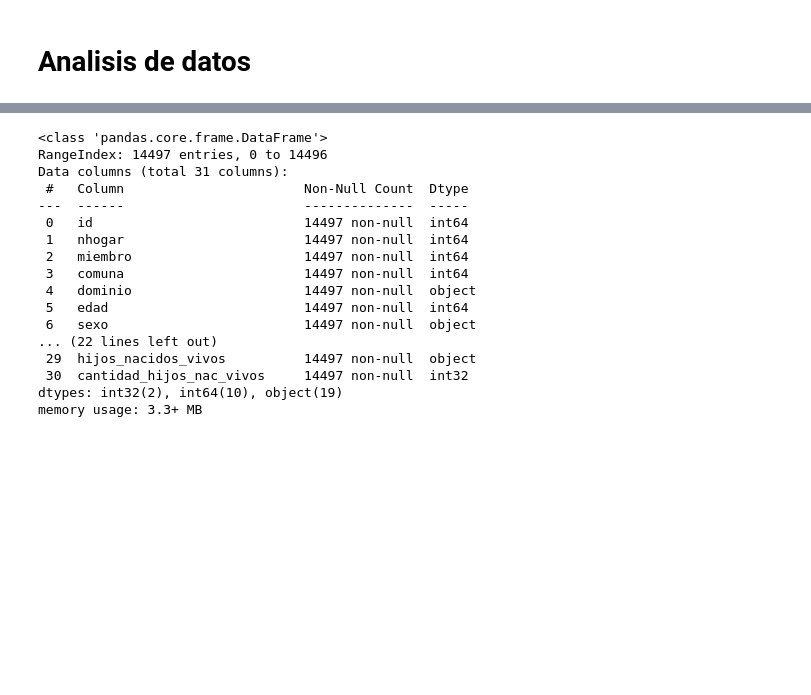
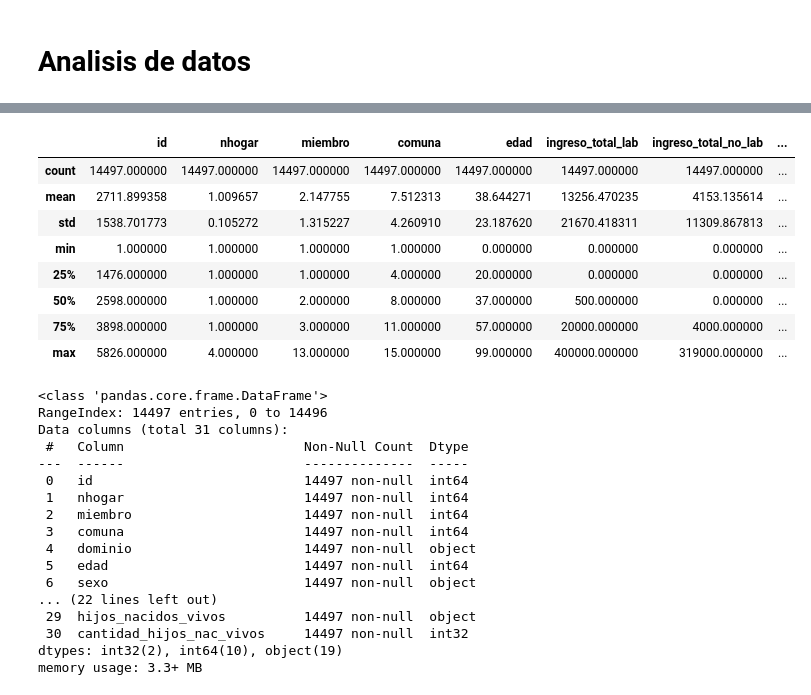
Before and after one commit to Nameless-86/fundamentos, a Jupyter notebook: main.ipynb, the cells around one changed output, grey strips where cells are left out. Cells and saved outputs as stored; diff of their text form; code cells hidden in the pictures; blank space fills up the shorter version.

```diff
--- a/main.ipynb
+++ b/main.ipynb
@@ -240,3 +253,15 @@ dataframe['afiliacion_salud'] = dataframe['afiliacion_salud'].fillna('Solo obra
+# %%
+dataframe.describe()
+# %% [output]
+|  | id | nhogar | miembro | comuna | edad | ingreso_total_lab | ingreso_total_no_lab | ... |
+| count | 14497.000000 | 14497.000000 | 14497.000000 | 14497.000000 | 14497.000000 | 14497.000000 | 14497.000000 | ... |
+| mean | 2711.899358 | 1.009657 | 2.147755 | 7.512313 | 38.644271 | 13256.470235 | 4153.135614 | ... |
+| std | 1538.701773 | 0.105272 | 1.315227 | 4.260910 | 23.187620 | 21670.418311 | 11309.867813 | ... |
+| min | 1.000000 | 1.000000 | 1.000000 | 1.000000 | 0.000000 | 0.000000 | 0.000000 | ... |
+| 25% | 1476.000000 | 1.000000 | 1.000000 | 4.000000 | 20.000000 | 0.000000 | 0.000000 | ... |
+| 50% | 2598.000000 | 1.000000 | 2.000000 | 8.000000 | 37.000000 | 500.000000 | 0.000000 | ... |
+| 75% | 3898.000000 | 1.000000 | 3.000000 | 11.000000 | 57.000000 | 20000.000000 | 4000.000000 | ... |
+| max | 5826.000000 | 4.000000 | 13.000000 | 15.000000 | 99.000000 | 400000.000000 | 319000.000000 | ... |
 # %%
 dataframe.info()
 # %% [output]
```
Also changed, not shown: parts of 17 cells of this notebook.
